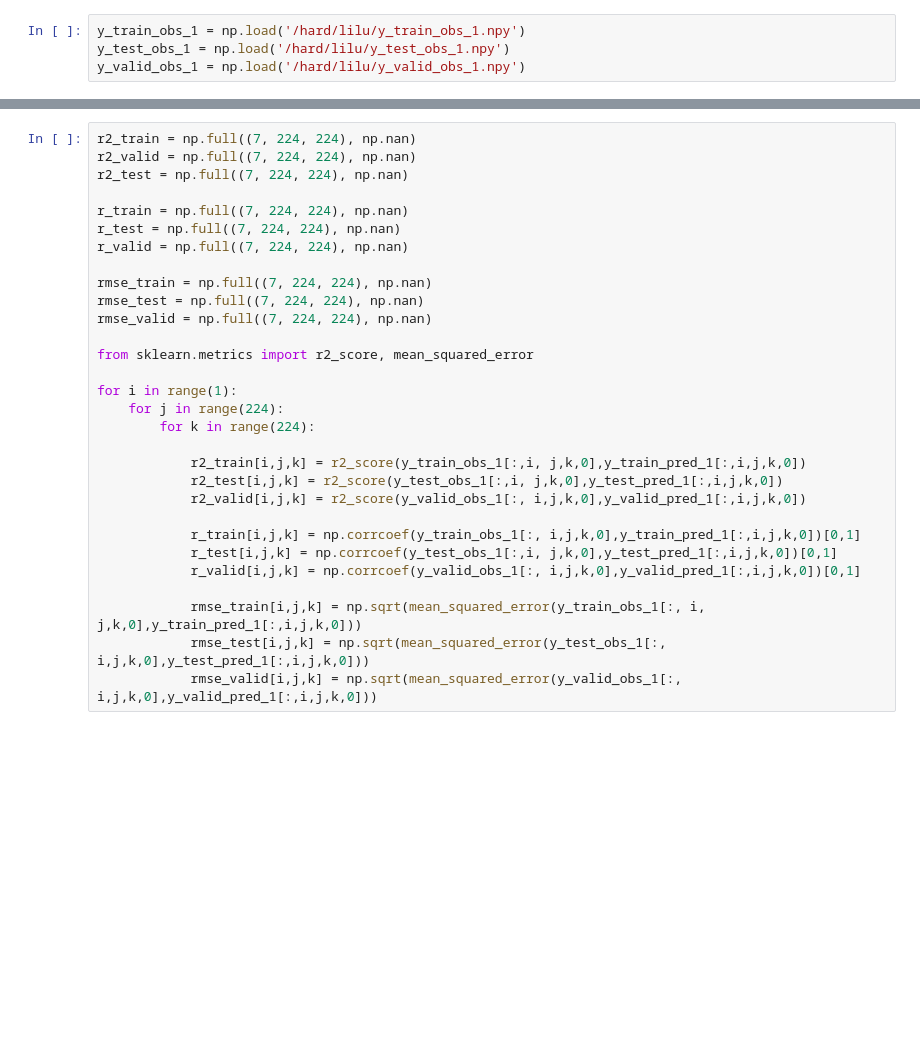
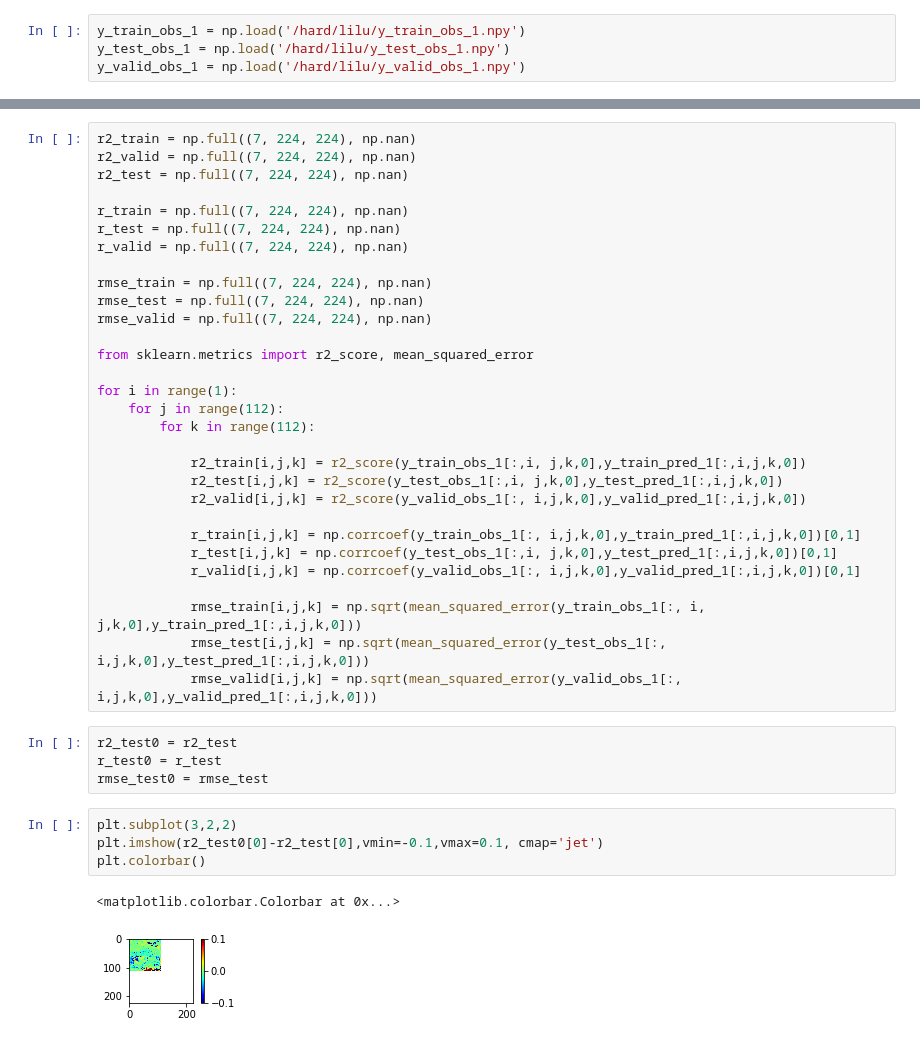
Before and after one commit to leelew/HRSEPP, a Jupyter notebook: hrsepp/debug.ipynb, the cells around one changed output, grey strips where cells are left out. Cells and saved outputs as stored; diff of their text form; blank space fills up the shorter version.

```diff
--- a/hrsepp/debug.ipynb
+++ b/hrsepp/debug.ipynb
@@ -48,8 +52,8 @@ rmse_valid = np.full((7, 224, 224), np.nan)
 from sklearn.metrics import r2_score, mean_squared_error
 
 for i in range(1):
-    for j in range(224):
-        for k in range(224):
+    for j in range(112):
+        for k in range(112):
 
             r2_train[i,j,k] = r2_score(y_train_obs_1[:,i, j,k,0],y_train_pred_1[:,i,j,k,0])
             r2_test[i,j,k] = r2_score(y_test_obs_1[:,i, j,k,0],y_test_pred_1[:,i,j,k,0])
@@ -62,3 +66,14 @@ for i in range(1):
             rmse_train[i,j,k] = np.sqrt(mean_squared_error(y_train_obs_1[:, i, j,k,0],y_train_pred_1[:,i,j,k,0]))
             rmse_test[i,j,k] = np.sqrt(mean_squared_error(y_test_obs_1[:, i,j,k,0],y_test_pred_1[:,i,j,k,0]))
             rmse_valid[i,j,k] = np.sqrt(mean_squared_error(y_valid_obs_1[:, i,j,k,0],y_valid_pred_1[:,i,j,k,0]))
+# %%
+r2_test0 = r2_test
+r_test0 = r_test
+rmse_test0 = rmse_test
+# %%
+plt.subplot(3,2,2)
+plt.imshow(r2_test0[0]-r2_test[0],vmin=-0.1,vmax=0.1, cmap='jet')
+plt.colorbar()
+# %% [output]
+<matplotlib.colorbar.Colorbar at 0x...>
+[figure, added]
```
Also changed, not shown: parts of 10 cells of this notebook, 12 other files.
